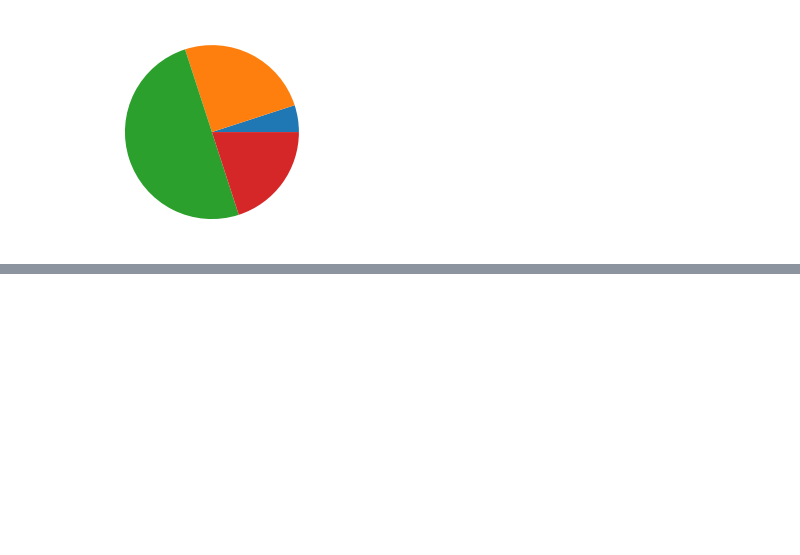
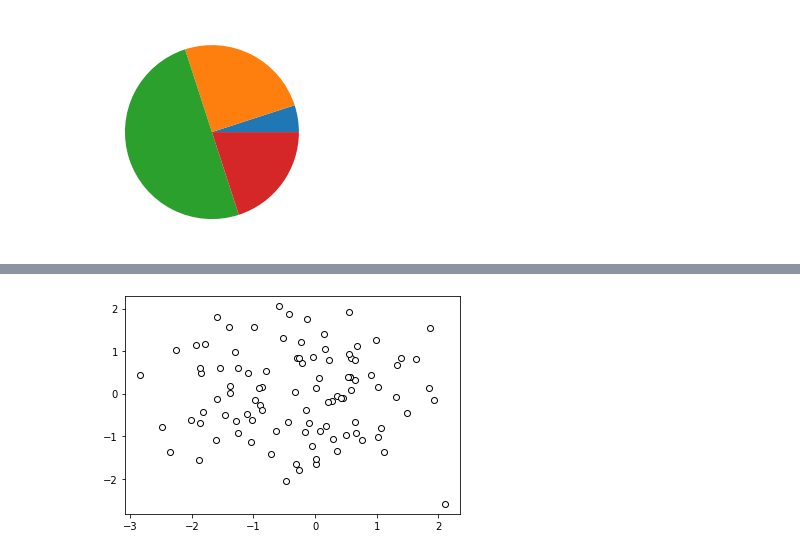
Before and after one commit to nathanpaul423/Deel_Project_06102022, a Jupyter notebook: Matplotlib_basics2.ipynb, the cells around one changed output, grey strips where cells are left out. Cells and saved outputs as stored; diff of their text form; code cells hidden in the pictures; blank space fills up the shorter version.

```diff
--- a/Matplotlib_basics2.ipynb
+++ b/Matplotlib_basics2.ipynb
@@ -323,0 +358,8 @@ plt.show()
+# %%
+#example 24
+data = np.random.standard_normal((100,2))
+
+plt.scatter(data[:,0],data[:,1],color ='1.0',edgecolor='0.0')
+plt.show()
+# %% [output]
+[figure, added]
```
Also changed, not shown: parts of 12 cells of this notebook.
